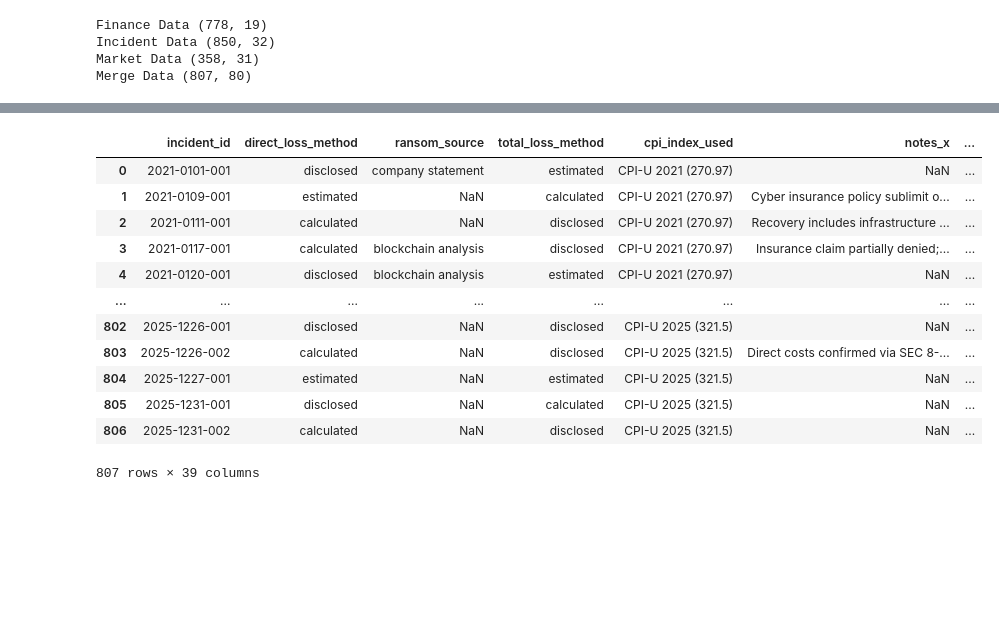
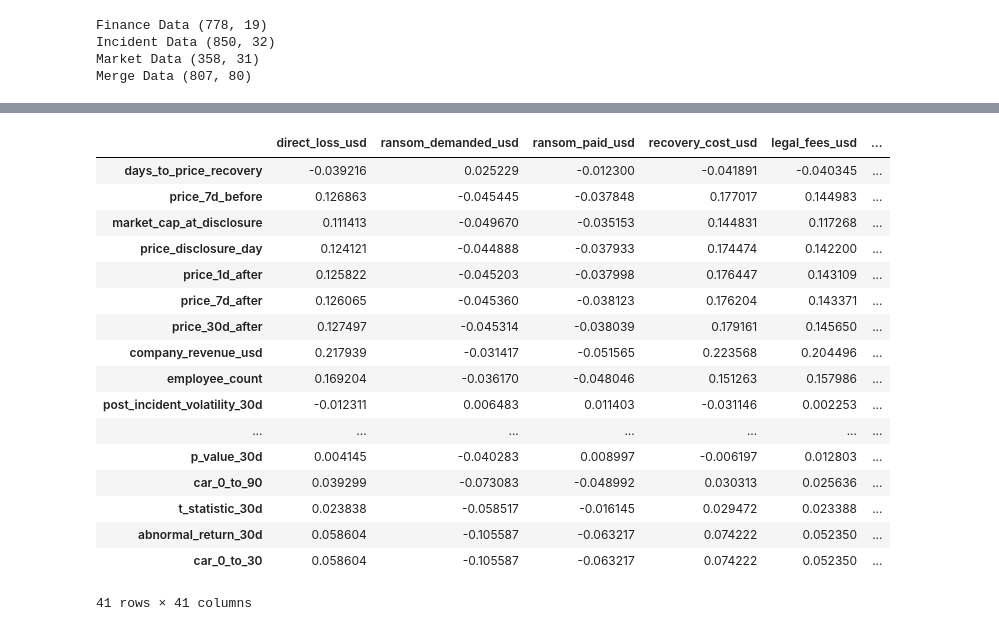
Before and after one commit to subhan0rizwan/cyber-loss-KNN, a Jupyter notebook: KNN - Cyber.ipynb, the cells around one changed output, grey strips where cells are left out. Drawn from its saved outputs; the diff is of its cells as text; code cells hidden in the pictures; blank space fills up the shorter version.

```diff
--- a/KNN - Cyber.ipynb
+++ b/KNN - Cyber.ipynb
@@ -7,9 +7,9 @@ import matplotlib.pyplot as plt
 # %%
 # Load the dataset
 
-path_1 ="C:/Users/HAROON TRADERS/Documents/DS Stuff/KNN - Cyber/data/financial_impact.csv"
-path_2 ="C:/Users/HAROON TRADERS/Documents/DS Stuff/KNN - Cyber/data/incidents_master.csv"
-path_3 ="C:/Users/HAROON TRADERS/Documents/DS Stuff/KNN - Cyber/data/market_impact.csv"
+path_1 ="data/financial_impact.csv"
+path_2 ="data/incidents_master.csv"
+path_3 ="data/market_impact.csv"
 data_finan = pd.read_csv(path_1)
 data_incident = pd.read_csv(path_2)
 data_market = pd.read_csv(path_3)
@@ -63,11 +47,11 @@ plt.figure(figsize=(20, 12))
 
 
 import seaborn as sns
-num_columns = df_final.select_dtypes(include=['number']).fillna(0)
-cat_columns = df_final.select_dtypes(include=["object"])
-
-corr_matrix = num_columns.corr()
-sns.heatmap(corr_matrix, annot=True, cmap='coolwarm') # 2. Plot Heatmap
+num_columns = df_final.select_dtypes(include=['number']).columns
+cat_columns = df_final.select_dtypes(include=['object']).columns
+df_final[num_columns] = df_final[num_columns].fillna(df_final[num_columns].median())
+corr_matrix = df_final[num_columns].corr()
+sns.heatmap(corr_matrix, annot=True, cmap='coolwarm')
 
 plt.show()
 # %% [output]
@@ -75,16 +59,21 @@ plt.show()
 # %%
-cat_columns
+corr_matrix.sort_values(by = "days_to_price_recovery", ascending = False)
 # %% [output]
-|  | incident_id | direct_loss_method | ransom_source | total_loss_method | cpi_index_used | notes_x | ... |
-| 0 | 2021-0101-001 | disclosed | company statement | estimated | CPI-U 2021 (270.97) | NaN | ... |
-| 1 | 2021-0109-001 | estimated | NaN | calculated | CPI-U 2021 (270.97) | Cyber insurance policy sublimit o... | ... |
-| 2 | 2021-0111-001 | calculated | NaN | disclosed | CPI-U 2021 (270.97) | Recovery includes infrastructure ... | ... |
-| 3 | 2021-0117-001 | calculated | blockchain analysis | disclosed | CPI-U 2021 (270.97) | Insurance claim partially denied;... | ... |
-| 4 | 2021-0120-001 | disclosed | blockchain analysis | estimated | CPI-U 2021 (270.97) | NaN | ... |
-| ... | ... | ... | ... | ... | ... | ... | ... |
-| 802 | 2025-1226-001 | disclosed | NaN | disclosed | CPI-U 2025 (321.5) | NaN | ... |
-| 803 | 2025-1226-002 | calculated | NaN | disclosed | CPI-U 2025 (321.5) | Direct costs confirmed via SEC 8-... | ... |
-| 804 | 2025-1227-001 | estimated | NaN | estimated | CPI-U 2025 (321.5) | NaN | ... |
-| 805 | 2025-1231-001 | disclosed | NaN | calculated | CPI-U 2025 (321.5) | NaN | ... |
-| 806 | 2025-1231-002 | calculated | NaN | disclosed | CPI-U 2025 (321.5) | NaN | ... |
+|  | direct_loss_usd | ransom_demanded_usd | ransom_paid_usd | recovery_cost_usd | legal_fees_usd | ... |
+| days_to_price_recovery | -0.039216 | 0.025229 | -0.012300 | -0.041891 | -0.040345 | ... |
+| price_7d_before | 0.126863 | -0.045445 | -0.037848 | 0.177017 | 0.144983 | ... |
+| market_cap_at_disclosure | 0.111413 | -0.049670 | -0.035153 | 0.144831 | 0.117268 | ... |
+| price_disclosure_day | 0.124121 | -0.044888 | -0.037933 | 0.174474 | 0.142200 | ... |
+| price_1d_after | 0.125822 | -0.045203 | -0.037998 | 0.176447 | 0.143109 | ... |
+| price_7d_after | 0.126065 | -0.045360 | -0.038123 | 0.176204 | 0.143371 | ... |
+| price_30d_after | 0.127497 | -0.045314 | -0.038039 | 0.179161 | 0.145650 | ... |
+| company_revenue_usd | 0.217939 | -0.031417 | -0.051565 | 0.223568 | 0.204496 | ... |
+| employee_count | 0.169204 | -0.036170 | -0.048046 | 0.151263 | 0.157986 | ... |
+| post_incident_volatility_30d | -0.012311 | 0.006483 | 0.011403 | -0.031146 | 0.002253 | ... |
+| ... | ... | ... | ... | ... | ... | ... |
+| p_value_30d | 0.004145 | -0.040283 | 0.008997 | -0.006197 | 0.012803 | ... |
+| car_0_to_90 | 0.039299 | -0.073083 | -0.048992 | 0.030313 | 0.025636 | ... |
+| t_statistic_30d | 0.023838 | -0.058517 | -0.016145 | 0.029472 | 0.023388 | ... |
+| abnormal_return_30d | 0.058604 | -0.105587 | -0.063217 | 0.074222 | 0.052350 | ... |
+| car_0_to_30 | 0.058604 | -0.105587 | -0.063217 | 0.074222 | 0.052350 | ... |
-807 rows × 39 columns
+41 rows × 41 columns
```
Also changed, not shown: parts of 6 cells of this notebook.
